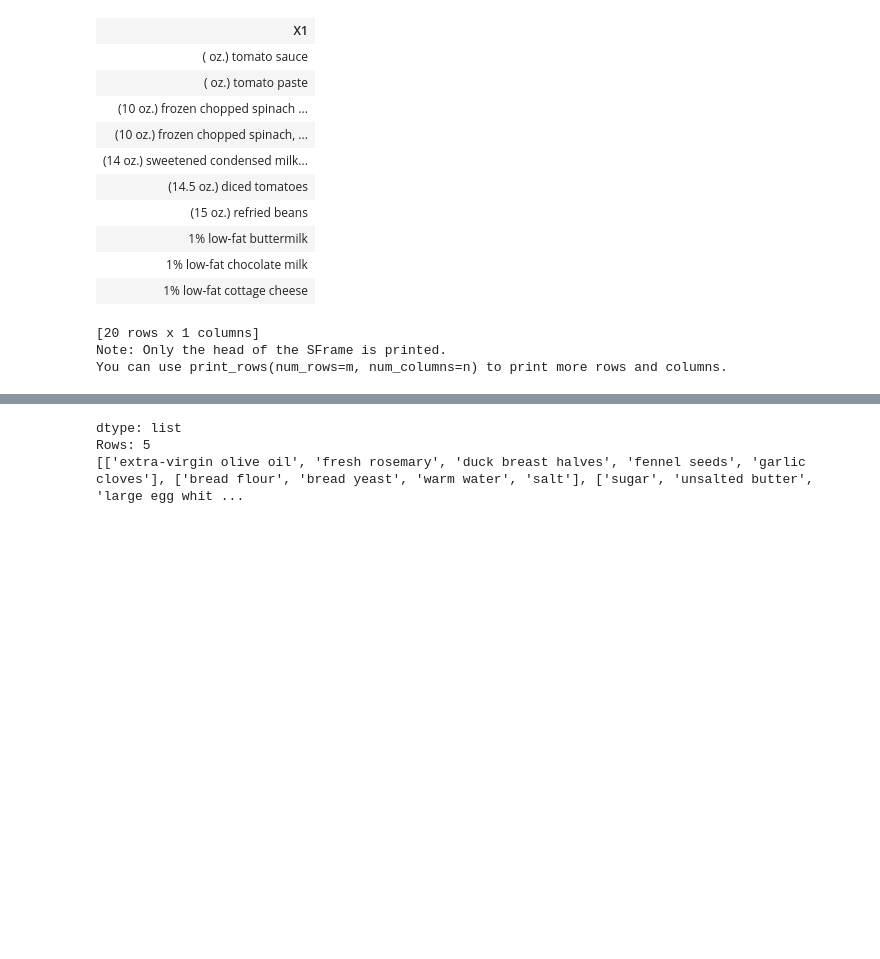
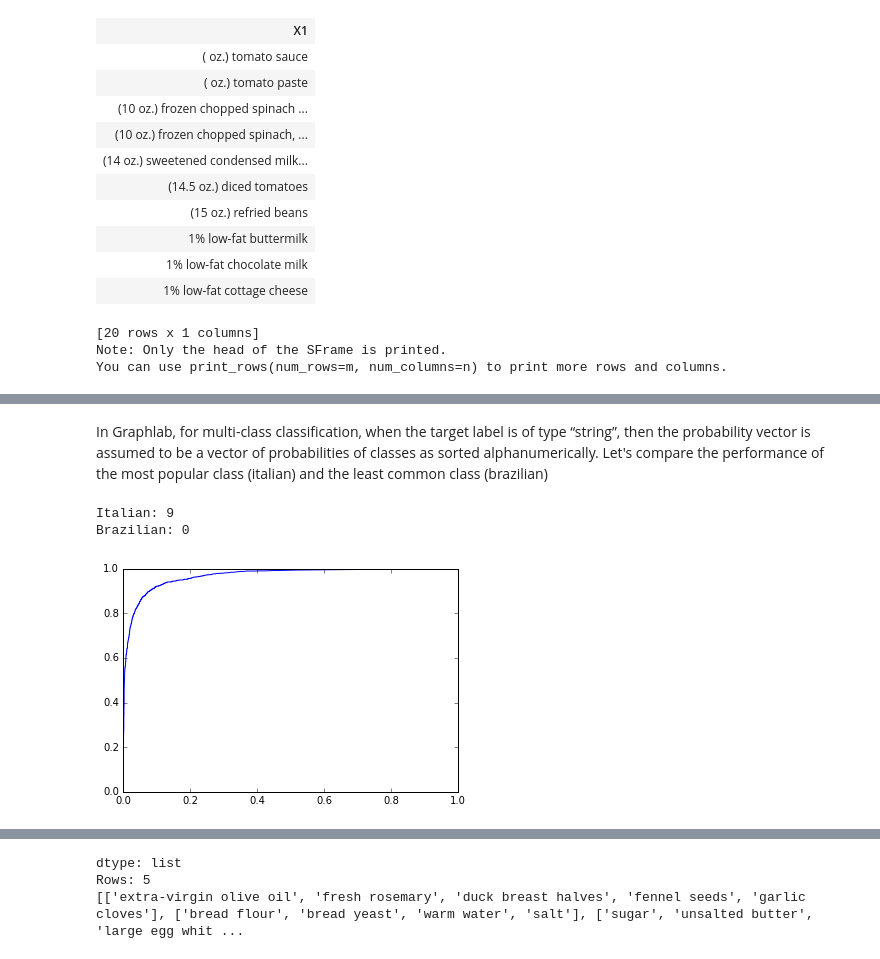
Before and after one commit to ConnieZ/ML-Cuisine-Identifier, a Jupyter notebook: Cuisine Classifier.ipynb, the cells around one changed output, grey strips where cells are left out. Saved outputs shown, nothing was run; the diff lists cells and outputs as text; code cells hidden in the pictures; blank space fills up the shorter version.

```diff
--- a/Cuisine Classifier.ipynb
+++ b/Cuisine Classifier.ipynb
@@ -141,10 +188,9 @@ Ingredients in the train dataset are mostly unique to the specific recipe, all i
 # %%
 # Set aside a validation set from training data
 cuisine_train_set, cuisine_test_set = cuisine_train.random_split(.8, seed=0)
-# Create a Logistic Classifier model for the training data sample,
-# using limited memory Broyden–Fletcher–Goldfarb–Shanno (BFGS) update algorithm
-# This algorithm is especially useful when there are numerous parameters
+# Create a Logistic Classifier model for the training data sample
 class_model = graphlab.logistic_classifier.create(cuisine_train_set,
                                                      target='cuisine',
                                                      features=['ingredients'],
-                                                     validation_set=cuisine_test_set)
+                                                     validation_set=cuisine_test_set,
+                                                 verbose = False)
@@ -228,0 +224,4 @@ class_model.evaluate(cuisine_test_set, metric='roc_curve')
+# %%
+# run evaluation on the labeled test set
+ev = class_model.evaluate(cuisine_test_set)
+ev
@@ -228,0 +246,17 @@ class_model.evaluate(cuisine_test_set, metric='roc_curve')
+# %% [markdown]
+In Graphlab, for multi-class classification, when the target label is of type “string”, then the probability vector is assumed to be a vector of probabilities of classes as sorted alphanumerically.
+Let's compare the performance of the most popular class (italian) and the least common class (brazilian)
+# %%
+# sort the classes alphanumerically and identify some indexes
+classes = sorted(cuisine_train['cuisine'].unique())
+print 'Italian: ' + str(classes.index('italian'))
+print 'Brazilian: ' + str(classes.index('brazilian'))
+# %% [output]
+Italian: 9
+Brazilian: 0
+# %%
+# Plot the Italian ROC curve
+plt.plot(ev['roc_curve'].filter_by([9], 'class')['fpr'],ev['roc_curve'].filter_by([9], 'class')['tpr'])
+plt.show()
+# %% [output]
+[figure, added]
```
Also changed, not shown: parts of 78 cells of this notebook.
